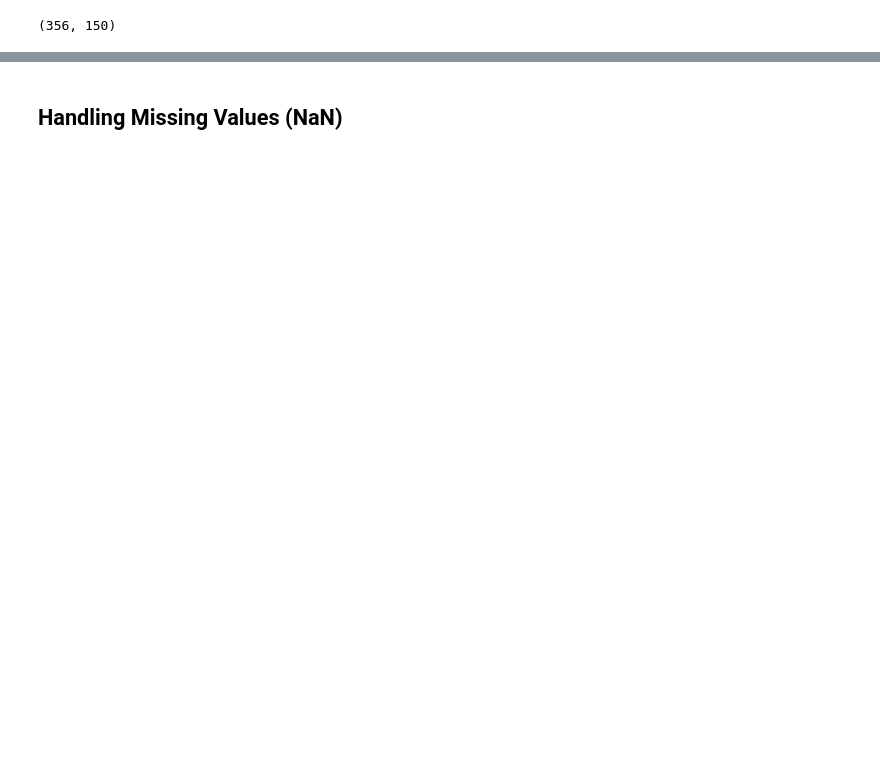
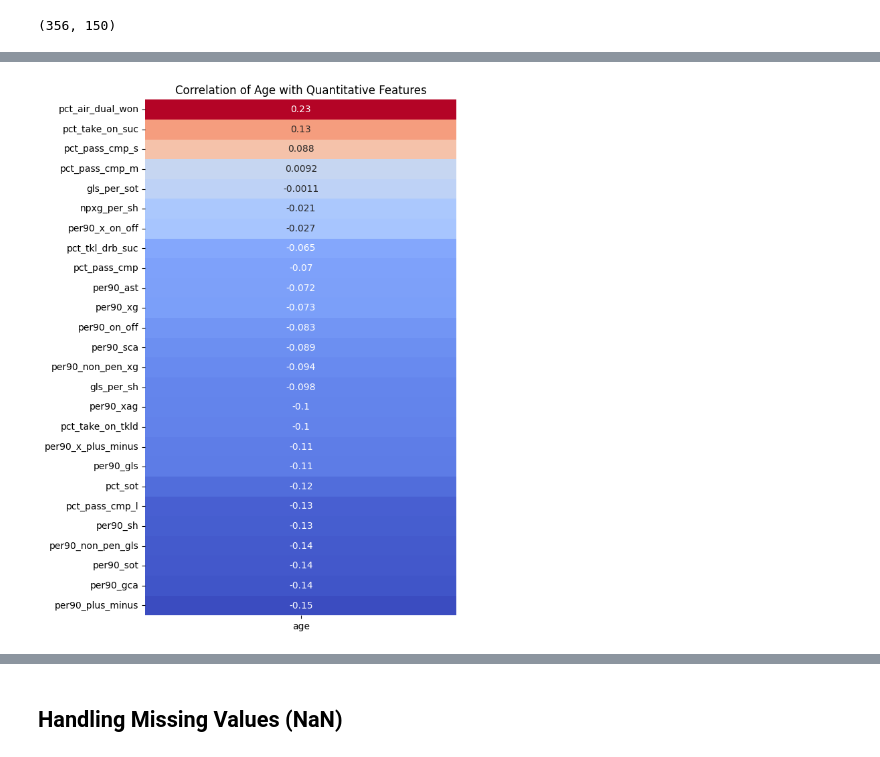
Before and after one commit to DeankoontzG/DataMining_Project, a Jupyter notebook: src/youssef/data_cleaning.ipynb, the cells around one changed output, grey strips where cells are left out. Drawn from its saved outputs; the diff is of its cells as text; code cells hidden in the pictures; blank space fills up the shorter version.

Commit message:
data cleaning almost done

```diff
--- a/src/youssef/data_cleaning.ipynb
+++ b/src/youssef/data_cleaning.ipynb
@@ -36,9 +37,9 @@ Data loaded successfully from raw_data/joueurs_ligue1_2024_2025.csv
 min_player_threshold = 500
 col_minutes = 'min'
 data[col_minutes] = pd.to_numeric(data[col_minutes], errors='coerce')
-data_cleaned = data.dropna(subset=[col_minutes])
+data_clean = data.dropna(subset=[col_minutes])
 
-data_clean = data_cleaned[data_cleaned[col_minutes] > min_player_threshold]
+data_clean = data_clean[data_clean[col_minutes] > min_player_threshold]
 
 print(f"Number of players with more than {min_player_threshold} minutes played: {data_clean.shape[0]}")
 
@@ -156,11 +154,16 @@ data_clean.shape
 # %%
-colonnes_identifiantes = ['equipe', 'player_id', 'player_name', 'player_country_code', 'age', 'positions']
-colonnes_ratios = ['pct_sot', 'gls_per_sh', 'gls_per_sot', 'avg_sh_dist', 'npxg_per_sh','pct_take_on_suc',
-                   'pct_take_on_tkld', 'pct_tkl_drb_suc', 'pct_air_dual_won']
-colonnes_per90 = ['per90_gls', 'per90_ast', 'per90_non_pen_gls', 'per90_xg', 'per90_xag',
- 'per90_non_pen_xg', 'per90_sh', 'per90_sot', 'per90_sca', 'per90_gca',
- 'per90_plus_minus', 'per90_x_plus_minus', 'per90_on_off', 'per90_x_on_off']
+# Keep only meaningful quantitative features
+id_cols = ['player_name', 'equipe', 'positions', 'age']
 
-data_clean_relativestats = data_clean[colonnes_identifiantes + colonnes_ratios + colonnes_per90].copy()
+quantity_cols = [c for c in data_clean.columns if (
+    'per90' in c or 'pct_' in c or '_per_' in c
+) and c not in ['min_per_match_played', 'pct_squad_min']]
 
-# Try different approaches: one with PCA, another with manual selection
+brute_stats_cols = [c for c in data_clean.columns if (
+    c.startswith(('gls','xg','ast','pass_', 'tkl_', 'team_'))
+    and 'per90' not in c
+    and c not in ['gls_per_sh', 'gls_per_sot']
+)]
+
+print("✅ Quantitative columns (to keep):", len(quantity_cols))
+print("❌ Brute stats columns (to drop):", len(brute_stats_cols))
@@ -166,0 +179,4 @@ data_clean_relativestats = data_clean[colonnes_identifiantes + colonnes_ratios +
+# %%
+data_clean = data_clean.drop(columns=brute_stats_cols)
+df_features = data_clean[quantity_cols].copy()
+print("Data shape after dropping brute stats columns:", df_features.shape)
@@ -223,0 +229,14 @@ Dropped 3 specified columns.
+# %%
+df_age_analysis = data_clean[id_cols + list(df_features.columns)]
+df_age_analysis = df_age_analysis.dropna(subset=['age'])
+
+# --- Correlation between age and quantitative features ---
+corr_with_age = df_age_analysis.corr(numeric_only=True)['age'].sort_values(ascending=False)
+corr_with_age = corr_with_age.drop('age')
+
+plt.figure(figsize=(6, 10))
+sns.heatmap(corr_with_age.to_frame(), annot=True, cmap='coolwarm', cbar=False)
+plt.title("Correlation of Age with Quantitative Features")
+plt.show()
+# %% [output]
+[figure, added]
```
Also changed, not shown: parts of 20 cells of this notebook, 2 other files.
